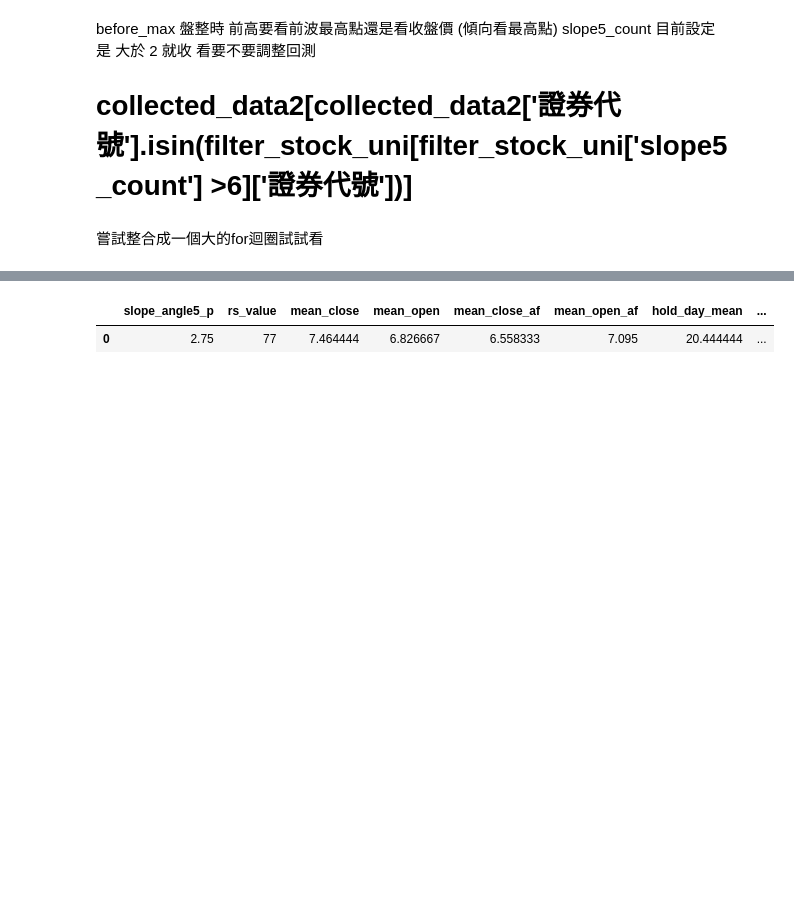
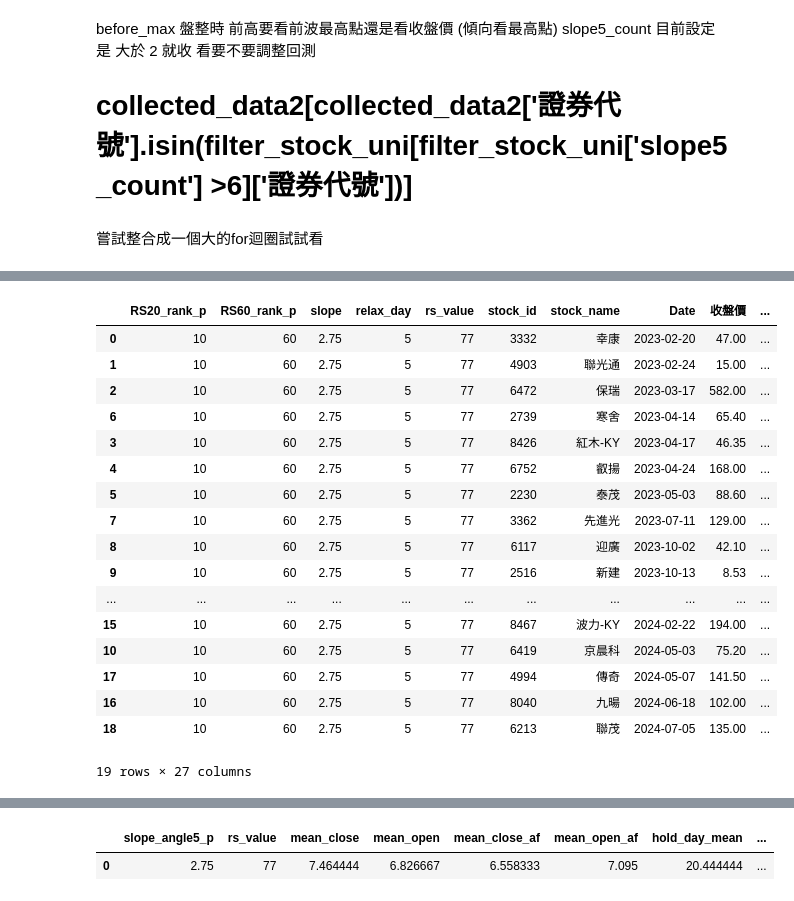
Before and after one commit to mulderfang/stock, a Jupyter notebook: 技術分析-策略3_海豹ㄏ字戰法.ipynb, the cells around one changed output, grey strips where cells are left out. Saved outputs shown, nothing was run; the diff lists cells and outputs as text; code cells hidden in the pictures; blank space fills up the shorter version.

```diff
--- a/技術分析-策略3_海豹ㄏ字戰法.ipynb
+++ b/技術分析-策略3_海豹ㄏ字戰法.ipynb
@@ -685,0 +788,28 @@ profolio_df1
+# %%
+# earn_data = collected_data3.sort_values(by='Date')
+# earn_data['dff_adj'].cumsum().plot()
+# import pyfolio as pf
+
+earn_data = collected_data3.sort_values(by='Date')
+earn_data_reset = earn_data.reset_index(drop=True)
+earn_data_reset['diff_adj_open_af'].cumsum()
+earn_data
+# %% [output]
+|  | RS20_rank_p | RS60_rank_p | slope | relax_day | rs_value | stock_id | stock_name | Date | 收盤價 | ... |
+| 0 | 10 | 60 | 2.75 | 5 | 77 | 3332 | 幸康 | 2023-02-20 | 47.00 | ... |
+| 1 | 10 | 60 | 2.75 | 5 | 77 | 4903 | 聯光通 | 2023-02-24 | 15.00 | ... |
+| 2 | 10 | 60 | 2.75 | 5 | 77 | 6472 | 保瑞 | 2023-03-17 | 582.00 | ... |
+| 6 | 10 | 60 | 2.75 | 5 | 77 | 2739 | 寒舍 | 2023-04-14 | 65.40 | ... |
+| 3 | 10 | 60 | 2.75 | 5 | 77 | 8426 | 紅木-KY | 2023-04-17 | 46.35 | ... |
+| 4 | 10 | 60 | 2.75 | 5 | 77 | 6752 | 叡揚 | 2023-04-24 | 168.00 | ... |
+| 5 | 10 | 60 | 2.75 | 5 | 77 | 2230 | 泰茂 | 2023-05-03 | 88.60 | ... |
+| 7 | 10 | 60 | 2.75 | 5 | 77 | 3362 | 先進光 | 2023-07-11 | 129.00 | ... |
+| 8 | 10 | 60 | 2.75 | 5 | 77 | 6117 | 迎廣 | 2023-10-02 | 42.10 | ... |
+| 9 | 10 | 60 | 2.75 | 5 | 77 | 2516 | 新建 | 2023-10-13 | 8.53 | ... |
+| ... | ... | ... | ... | ... | ... | ... | ... | ... | ... | ... |
+| 15 | 10 | 60 | 2.75 | 5 | 77 | 8467 | 波力-KY | 2024-02-22 | 194.00 | ... |
+| 10 | 10 | 60 | 2.75 | 5 | 77 | 6419 | 京晨科 | 2024-05-03 | 75.20 | ... |
+| 17 | 10 | 60 | 2.75 | 5 | 77 | 4994 | 傳奇 | 2024-05-07 | 141.50 | ... |
+| 16 | 10 | 60 | 2.75 | 5 | 77 | 8040 | 九暘 | 2024-06-18 | 102.00 | ... |
+| 18 | 10 | 60 | 2.75 | 5 | 77 | 6213 | 聯茂 | 2024-07-05 | 135.00 | ... |
+19 rows × 27 columns
```
Also changed, not shown: parts of 12 cells of this notebook.
